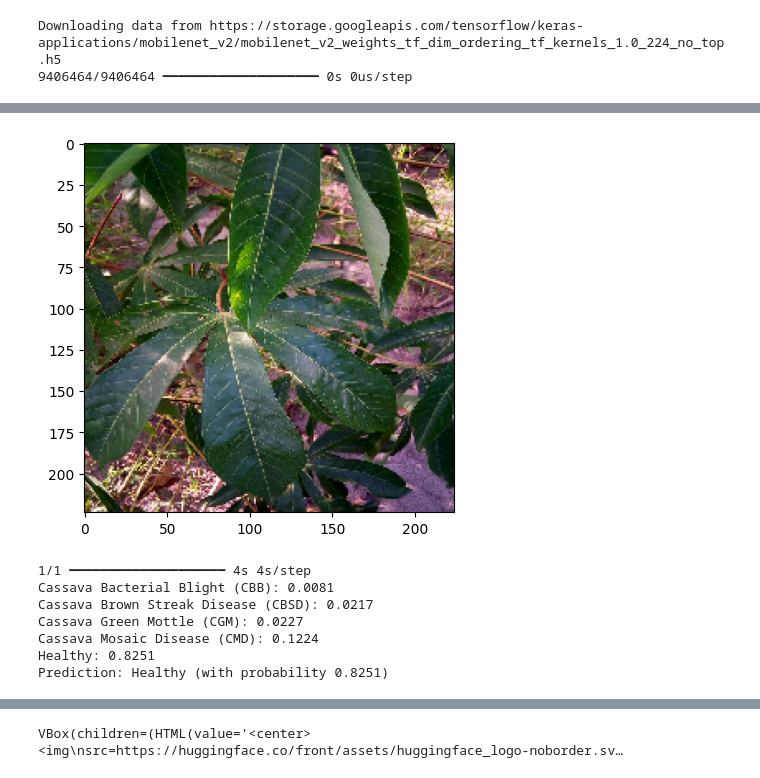
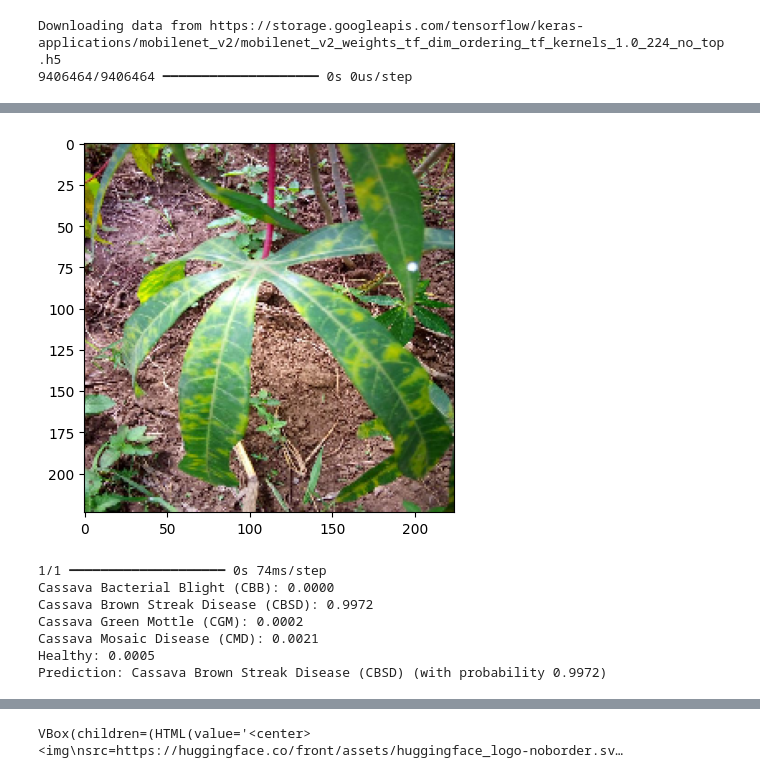
Before and after one commit to lourish789/Cassava_Disease_classification, a Jupyter notebook: Updated_Cassava_Classification_model.ipynb, the cells around one changed output, grey strips where cells are left out. Drawn from its saved outputs; the diff is of its cells as text; code cells hidden in the pictures.

```diff
--- a/Updated_Cassava_Classification_model.ipynb
+++ b/Updated_Cassava_Classification_model.ipynb
@@ -42,7 +42,7 @@ import os
 # %%
 # Define image size and batch size
 IMG_SIZE = 224
-BATCH_SIZE = 32
+BATCH_SIZE = 16
 
 from tensorflow.keras.preprocessing.image import ImageDataGenerator
 
@@ -211,31 +213,31 @@ model.save('cassava_leaf_disease_model.keras')
 # %%
 from tensorflow.keras.preprocessing import image
 
-img_path = "//content/cassava-leaf-disease-classification/test/Healthy/1035014017.jpg"
+img_path = "//content/cassava-leaf-disease-classification/test/Cassava Brown Streak Disease (CBSD)/1002088496.jpg"
 img = image.load_img(img_path, target_size=(IMG_SIZE, IMG_SIZE))
 img_array = image.img_to_array(img)
 img_array = tf.expand_dims(img_array, 0)
 img_array = img_array / 255
 plt.imshow(img_array[0])
 plt.show()
 
 prediction = model.predict(img_array)
 
 predicted_class_index = tf.math.argmax(prediction[0]).numpy()
 class_labels = list(train_data.class_indices.keys())
 predicted_class = class_labels[predicted_class_index]
 
 for i, probability in enumerate(prediction[0]):
     print(f"{class_labels[i]}: {probability:.4f}")
 
 
 print(f"Prediction: {predicted_class} (with probability {prediction[0][predicted_class_index]:.4f})")
 # %% [output]
-[figure, old version]
+[figure, new version]
-1/1 ━━━━━━━━━━━━━━━━━━━━ 4s 4s/step
-Cassava Bacterial Blight (CBB): 0.0081
-Cassava Brown Streak Disease (CBSD): 0.0217
-Cassava Green Mottle (CGM): 0.0227
-Cassava Mosaic Disease (CMD): 0.1224
-Healthy: 0.8251
-Prediction: Healthy (with probability 0.8251)
+1/1 ━━━━━━━━━━━━━━━━━━━━ 0s 74ms/step
+Cassava Bacterial Blight (CBB): 0.0000
+Cassava Brown Streak Disease (CBSD): 0.9972
+Cassava Green Mottle (CGM): 0.0002
+Cassava Mosaic Disease (CMD): 0.0021
+Healthy: 0.0005
+Prediction: Cassava Brown Streak Disease (CBSD) (with probability 0.9972)
```
Also changed, not shown: parts of 9 cells of this notebook.
